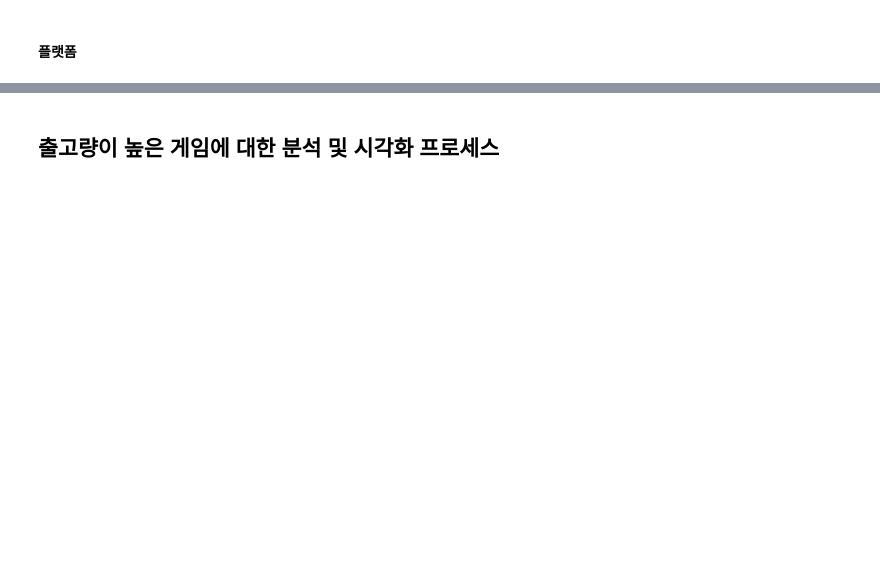
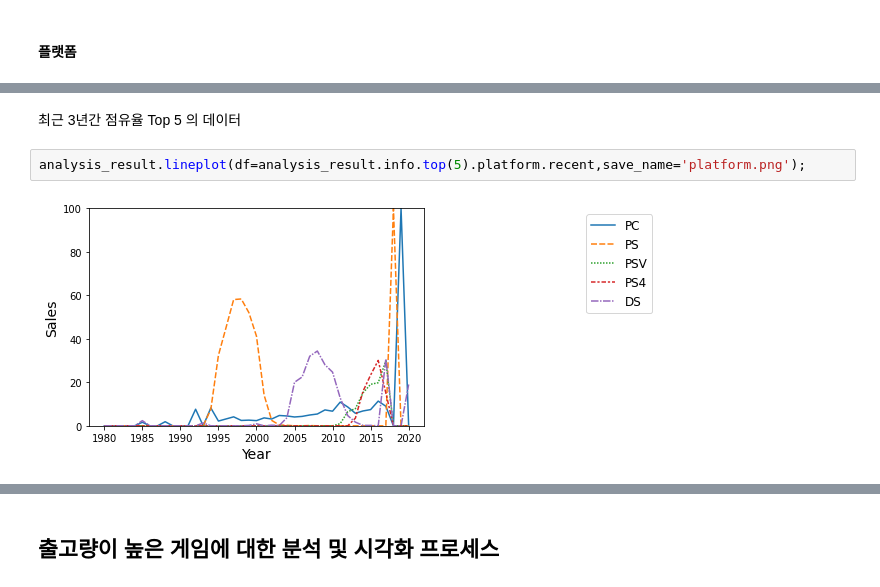
Before and after one commit to clomia/AIB-Section1-Project, a Jupyter notebook: DataAnalysis.ipynb, the cells around one changed output, grey strips where cells are left out. Cells and saved outputs as stored; diff of their text form; blank space fills up the shorter version.

```diff
--- a/DataAnalysis.ipynb
+++ b/DataAnalysis.ipynb
@@ -425,0 +490,6 @@ len(PLATFORMS)
+# %% [markdown]
+최근 3년간 점유율 Top 5 의 데이터
+# %%
+analysis_result.lineplot(df=analysis_result.info.top(5).platform.recent,save_name='platform.png');
+# %% [output]
+[figure, added]
```
Also changed, not shown: parts of 49 cells of this notebook.
